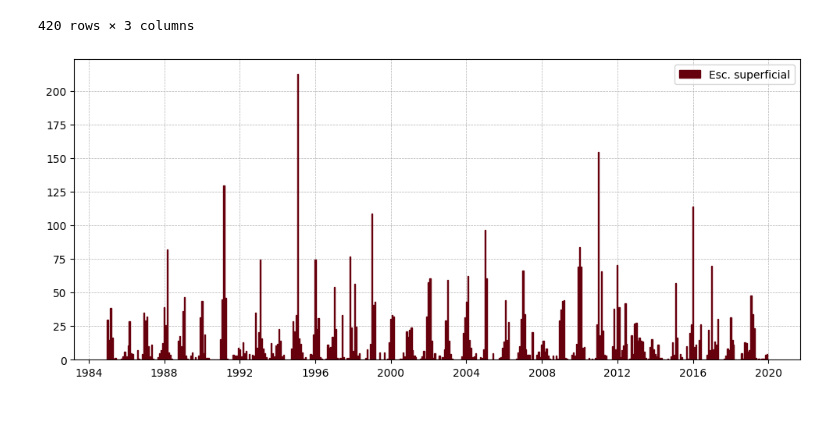
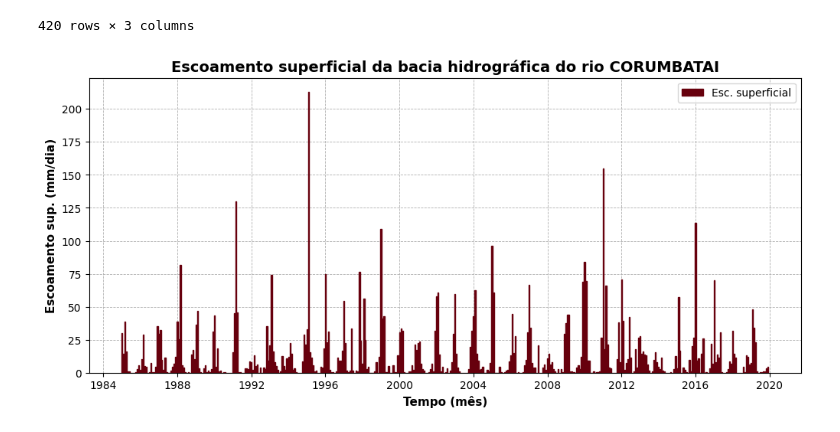
Before and after one commit to wanderam/codigos-modelagem-hidro, a Jupyter notebook: sep_hidrograma.ipynb, the cells around one changed output. Drawn from its saved outputs; the diff is of its cells as text; code cells hidden in the pictures.

```diff
--- a/sep_hidrograma.ipynb
+++ b/sep_hidrograma.ipynb
@@ -309,11 +321,18 @@ esc_sup
 # %%
 #Configurando a figura
 plt.figure(figsize=(12, 5))
 
 plt.bar(esc_sup['Data'], esc_sup['Esc. superficial (mm/dia)'], width=20, color='#67000D', edgecolor='#67000D', label='Esc. superficial', zorder=2)
+
+#Demais elementos do gráfico
+plt.title(f'Escoamento superficial da bacia hidrográfica do rio {bacia.upper()}', fontsize=14, color='k', weight='bold')
+plt.ylabel('Escoamento sup. (mm/dia)', fontsize=11, color='k', weight='bold')
+plt.xlabel('Tempo (mês)', fontsize=11, color='k', weight='bold')
+plt.ylim(0, None)
 plt.legend()
-plt.grid(True, lw=0.5, ls='--', zorder=1)
+plt.grid(True, lw=0.6, ls='--')
 
+#Visualizando
 plt.show()
 # %% [output]
-[figure, old version]
+[figure, new version]
```
Also changed, not shown: parts of 17 cells of this notebook, 3 other files.
